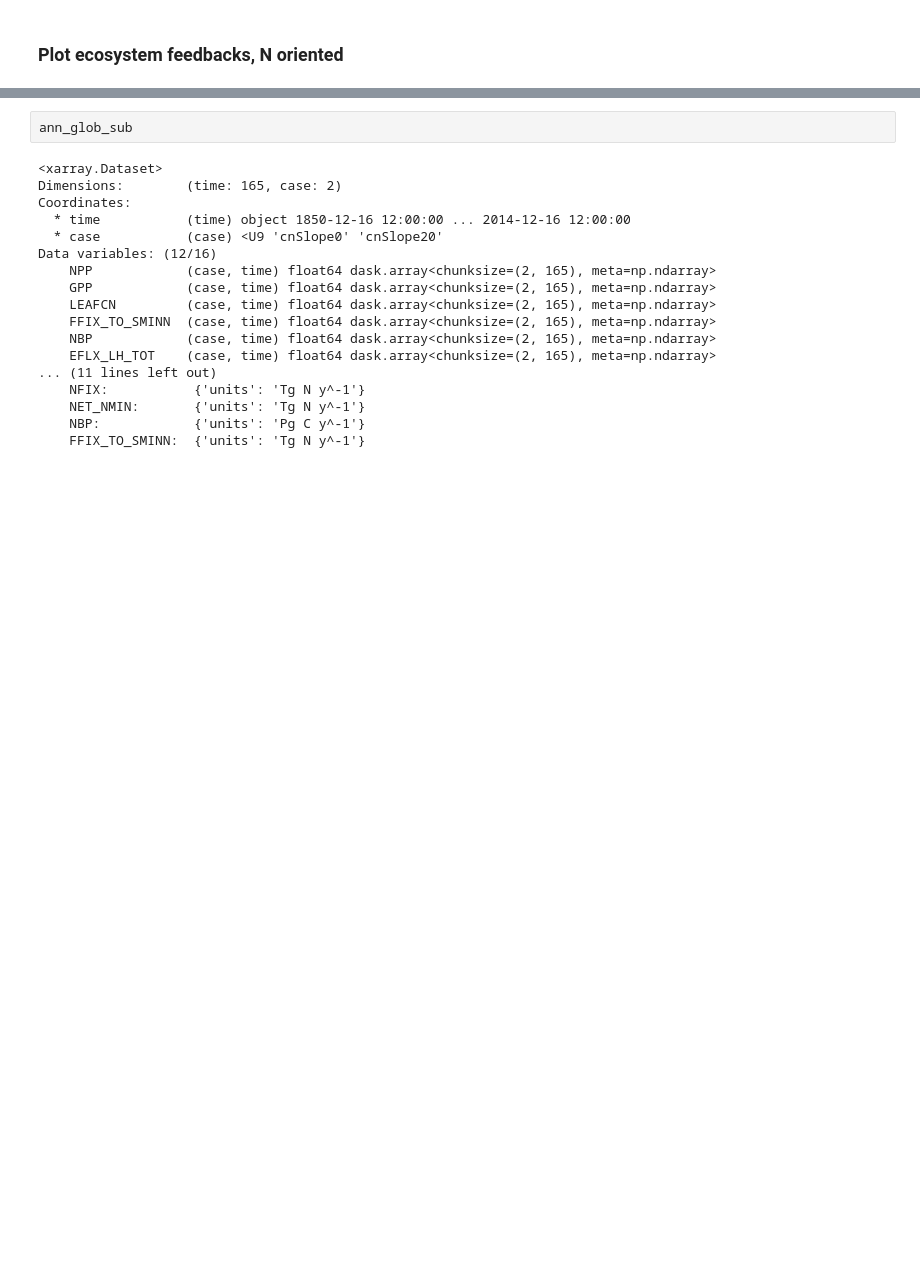
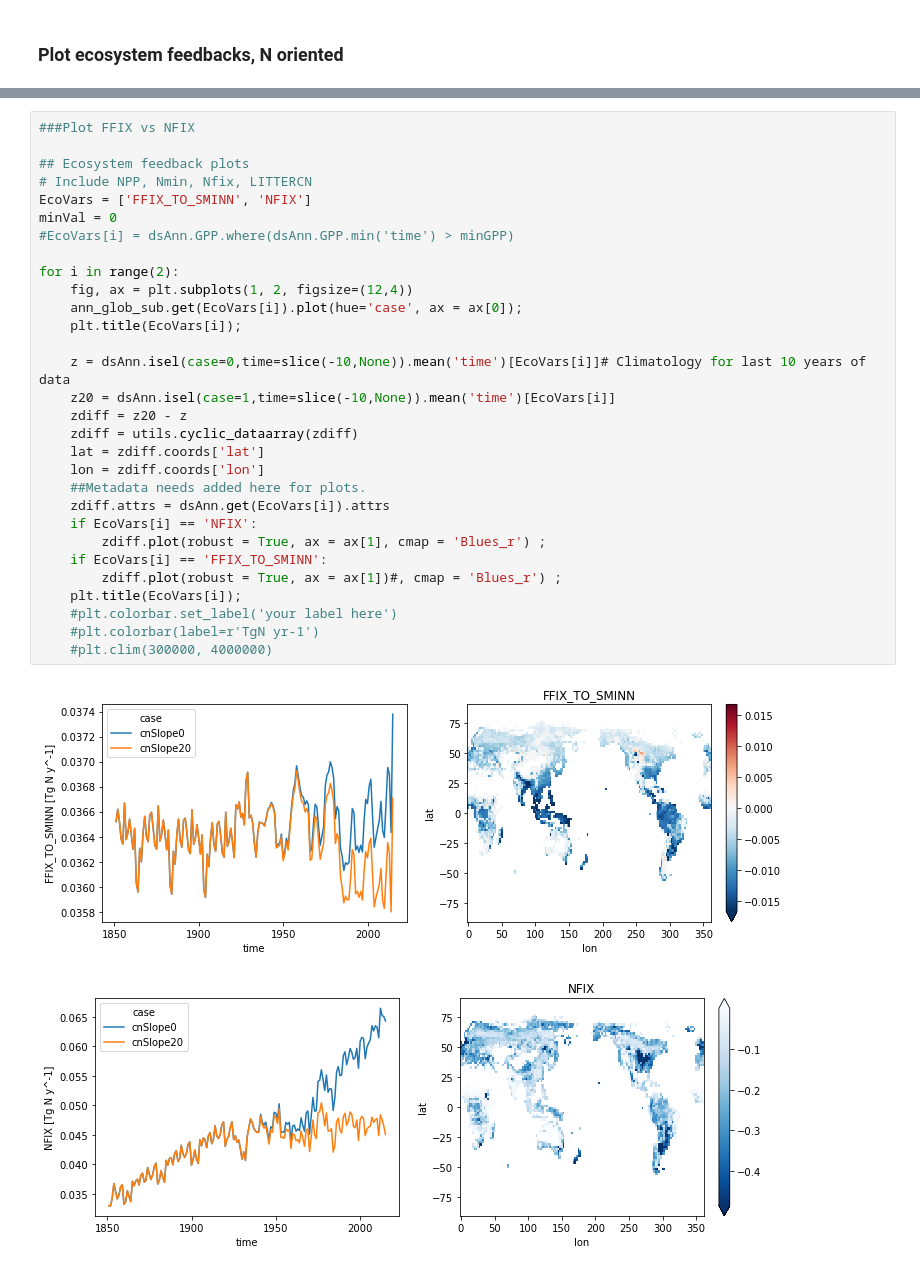
Before and after one commit to emhauser/Foliar-Stoichiometry_CO2, a Jupyter notebook: CN_CO2Global.ipynb, the cells around one changed output, grey strips where cells are left out. Cells and saved outputs as stored; diff of their text form; blank space fills up the shorter version.

```diff
--- a/CN_CO2Global.ipynb
+++ b/CN_CO2Global.ipynb
@@ -529,20 +531,33 @@ RuntimeError: No mappable was found to use for colorbar creation. First define a
 # %%
-ann_glob_sub
+###Plot FFIX vs NFIX
+
+## Ecosystem feedback plots
+# Include NPP, Nmin, Nfix, LITTERCN
+EcoVars = ['FFIX_TO_SMINN', 'NFIX']
+minVal = 0
+#EcoVars[i] = dsAnn.GPP.where(dsAnn.GPP.min('time') > minGPP)
+
+for i in range(2):
+    fig, ax = plt.subplots(1, 2, figsize=(12,4))
+    ann_glob_sub.get(EcoVars[i]).plot(hue='case', ax = ax[0]);
+    plt.title(EcoVars[i]);
+
+    z = dsAnn.isel(case=0,time=slice(-10,None)).mean('time')[EcoVars[i]]# Climatology for last 10 years of data
+    z20 = dsAnn.isel(case=1,time=slice(-10,None)).mean('time')[EcoVars[i]]
+    zdiff = z20 - z
+    zdiff = utils.cyclic_dataarray(zdiff)
+    lat = zdiff.coords['lat']
+    lon = zdiff.coords['lon']
+    ##Metadata needs added here for plots.
+    zdiff.attrs = dsAnn.get(EcoVars[i]).attrs
+    if EcoVars[i] == 'NFIX':
+        zdiff.plot(robust = True, ax = ax[1], cmap = 'Blues_r') ;
+    if EcoVars[i] == 'FFIX_TO_SMINN':
+        zdiff.plot(robust = True, ax = ax[1])#, cmap = 'Blues_r') ;
+    plt.title(EcoVars[i]);
+    #plt.colorbar.set_label('your label here')
+    #plt.colorbar(label=r'TgN yr-1')
+    #plt.clim(300000, 4000000)
 # %% [output]
-<xarray.Dataset>
-Dimensions:        (time: 165, case: 2)
-Coordinates:
-  * time           (time) object 1850-12-16 12:00:00 ... 2014-12-16 12:00:00
-  * case           (case) <U9 'cnSlope0' 'cnSlope20'
-Data variables: (12/16)
-    NPP            (case, time) float64 dask.array<chunksize=(2, 165), meta=np.ndarray>
-    GPP            (case, time) float64 dask.array<chunksize=(2, 165), meta=np.ndarray>
-    LEAFCN         (case, time) float64 dask.array<chunksize=(2, 165), meta=np.ndarray>
-    FFIX_TO_SMINN  (case, time) float64 dask.array<chunksize=(2, 165), meta=np.ndarray>
-    NBP            (case, time) float64 dask.array<chunksize=(2, 165), meta=np.ndarray>
-    EFLX_LH_TOT    (case, time) float64 dask.array<chunksize=(2, 165), meta=np.ndarray>
-... (11 lines left out)
-    NFIX:           {'units': 'Tg N y^-1'}
-    NET_NMIN:       {'units': 'Tg N y^-1'}
-    NBP:            {'units': 'Pg C y^-1'}
-    FFIX_TO_SMINN:  {'units': 'Tg N y^-1'}
+[figure, added]
+[figure, added]
```
Also changed, not shown: parts of 11 cells of this notebook.
